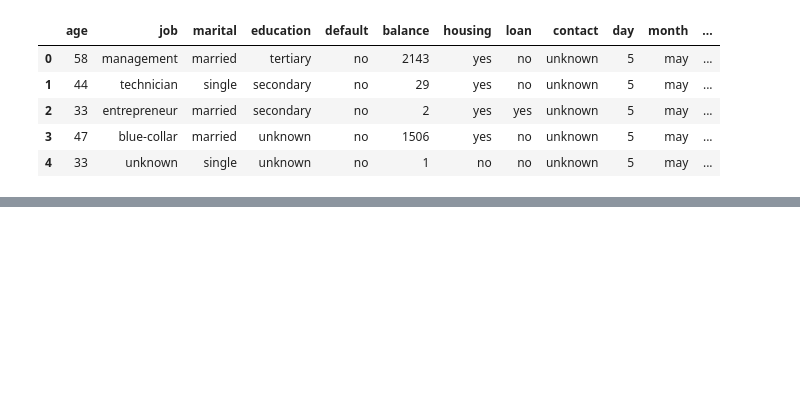
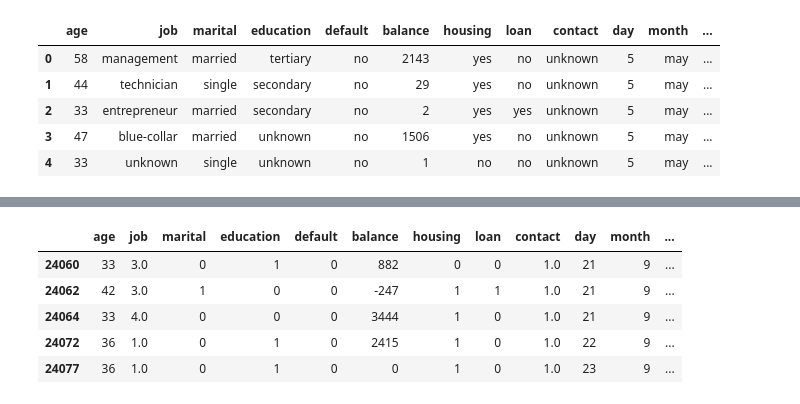
Before and after one commit to mazeeblanke/Term-deposit-subscription-prediction, a Jupyter notebook: soln.ipynb, the cells around one changed output, grey strips where cells are left out. Saved outputs shown, nothing was run; the diff lists cells and outputs as text; code cells hidden in the pictures; blank space fills up the shorter version.

```diff
--- a/soln.ipynb
+++ b/soln.ipynb
@@ -99,0 +346,9 @@ TypeError: cannot perform reduce with flexible type
+# %%
+df.head()
+# %% [output]
+|  | age | job | marital | education | default | balance | housing | loan | contact | day | month | ... |
+| 24060 | 33 | 3.0 | 0 | 1 | 0 | 882 | 0 | 0 | 1.0 | 21 | 9 | ... |
+| 24062 | 42 | 3.0 | 1 | 0 | 0 | -247 | 1 | 1 | 1.0 | 21 | 9 | ... |
+| 24064 | 33 | 4.0 | 0 | 0 | 0 | 3444 | 1 | 0 | 1.0 | 21 | 9 | ... |
+| 24072 | 36 | 1.0 | 0 | 1 | 0 | 2415 | 1 | 0 | 1.0 | 22 | 9 | ... |
+| 24077 | 36 | 1.0 | 0 | 1 | 0 | 0 | 1 | 0 | 1.0 | 23 | 9 | ... |
```
Also changed, not shown: parts of 28 cells of this notebook.
